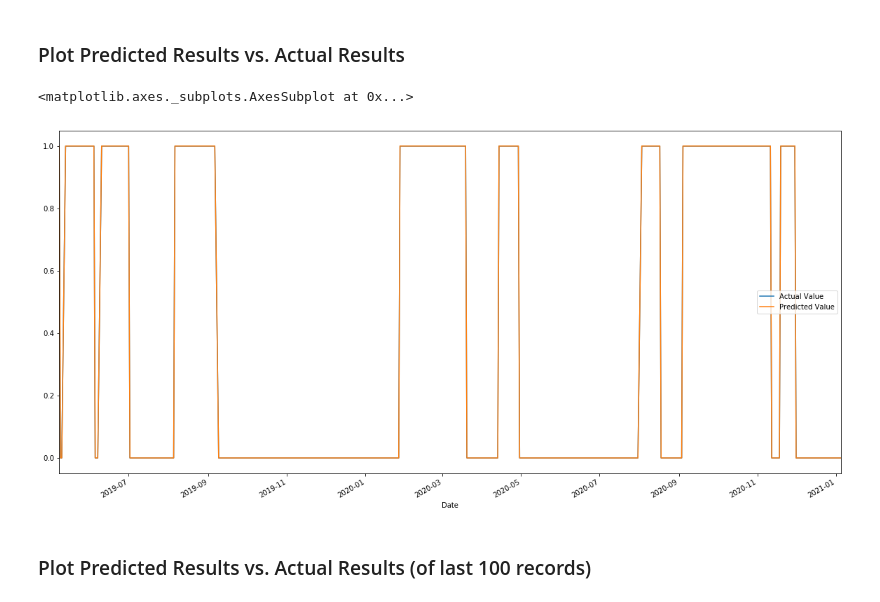
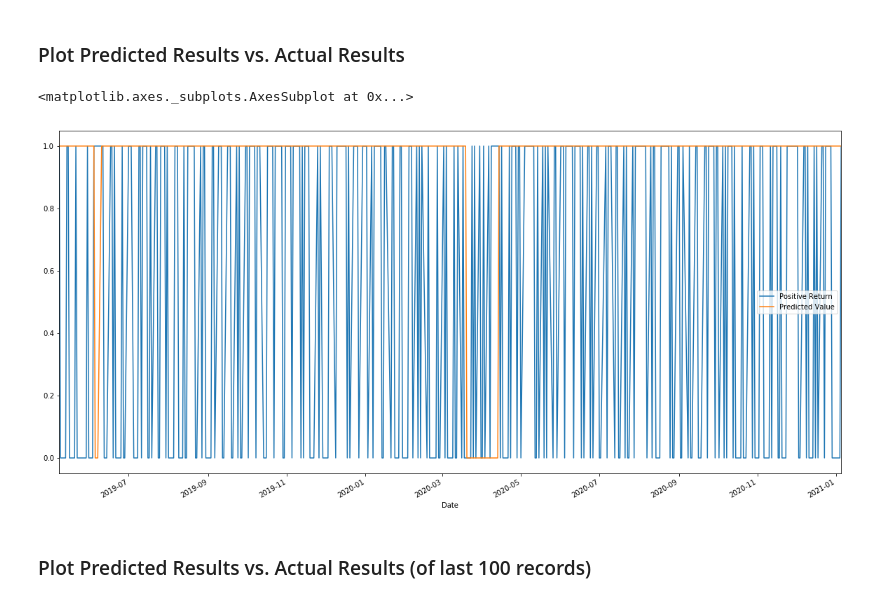
Before and after one commit to GMurnane3/AAPL_test, a Jupyter notebook: random_forest_trading-AAPL.ipynb, the cells around one changed output. Drawn from its saved outputs; the diff is of its cells as text; code cells hidden in the pictures.

```diff
--- a/random_forest_trading-AAPL.ipynb
+++ b/random_forest_trading-AAPL.ipynb
@@ -109,9 +103,9 @@ results.head(20)
 ### Plot Predicted Results vs. Actual Results
 # %%
 # Plot predicted results vs. actual results
-results[['Actual Value', 'Predicted Value']].plot(figsize=(20,10))
+results[['Positive Return', 'Predicted Value']].plot(figsize=(20,10))
 # %% [output]
 <matplotlib.axes._subplots.AxesSubplot at 0x...>
-[figure, old version]
+[figure, new version]
 # %% [markdown]
 ### Plot Predicted Results vs. Actual Results (of last 100 records)
```
Also changed, not shown: parts of 8 cells of this notebook, 4 other files.
